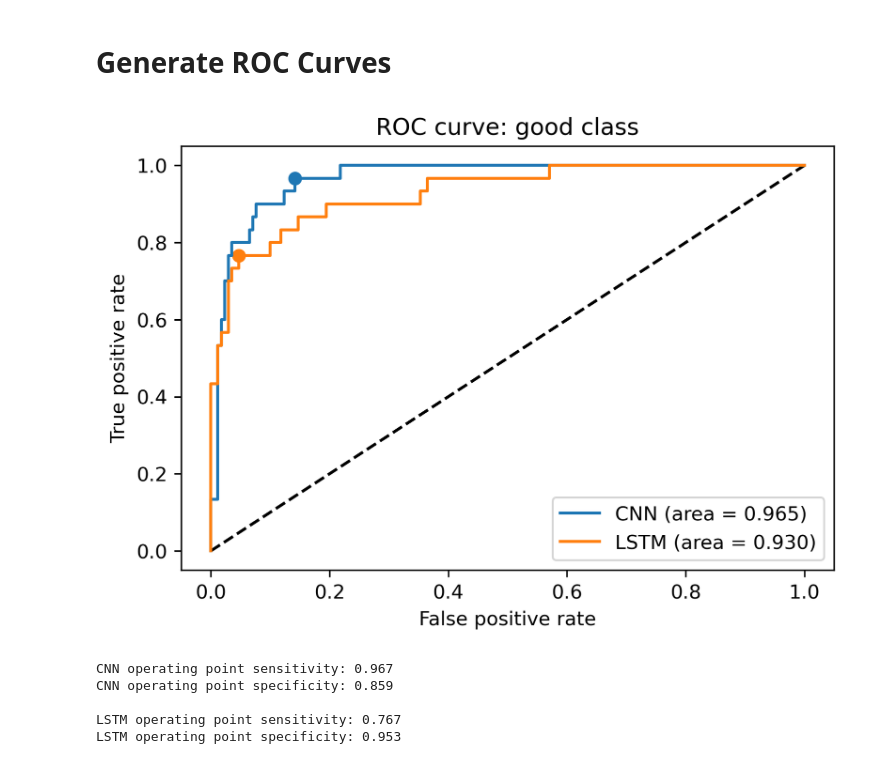
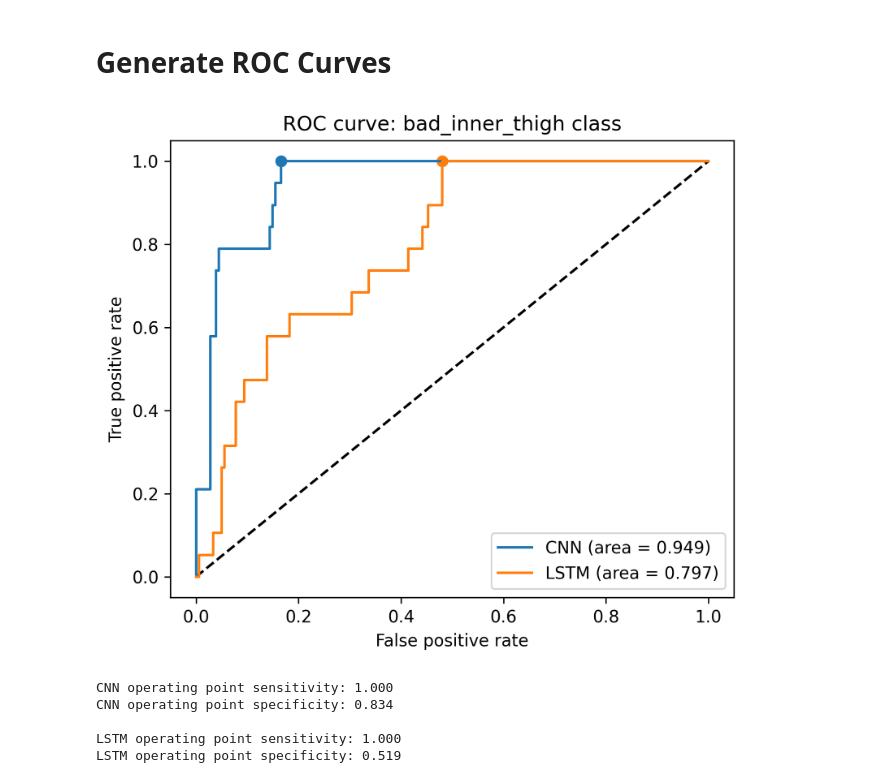
Before and after one commit to marissalee20/squat-analysis, a Jupyter notebook: model-comparison.ipynb, the cells around one changed output. Cells and saved outputs as stored; diff of their text form; code cells hidden in the pictures.

Commit message:
run final lstm models

```diff
--- a/model-comparison.ipynb
+++ b/model-comparison.ipynb
@@ -15,11 +16,11 @@ import matplotlib.pyplot as plt
 # Read in Data and Models
 # %%
 # read in saved data
-train_dset = tf.data.experimental.load('../data/dsets/train_dset-128',(tf.TensorSpec(shape=(None, 300, 171), dtype=tf.float64, name=None),
+train_dset = tf.data.experimental.load('../data/dsets/train_dset',(tf.TensorSpec(shape=(None, 300, 171), dtype=tf.float64, name=None),
  tf.TensorSpec(shape=(None, 7), dtype=tf.float32, name=None)))
-val_dset = tf.data.experimental.load('../data/dsets/val_dset-128',(tf.TensorSpec(shape=(None, 300, 171), dtype=tf.float64, name=None),
+val_dset = tf.data.experimental.load('../data/dsets/val_dset',(tf.TensorSpec(shape=(None, 300, 171), dtype=tf.float64, name=None),
  tf.TensorSpec(shape=(None, 7), dtype=tf.float32, name=None)))
-test_dset = tf.data.experimental.load('../data/dsets/test_dset-128',(tf.TensorSpec(shape=(None, 300, 171), dtype=tf.float64, name=None),
+test_dset = tf.data.experimental.load('../data/dsets/test_dset',(tf.TensorSpec(shape=(None, 300, 171), dtype=tf.float64, name=None),
  tf.TensorSpec(shape=(None, 7), dtype=tf.float32, name=None)))
 # %%
 y_test = np.concatenate([y for x, y in test_dset], axis=0) # one-hot representation
@@ -27,7 +28,7 @@ y_test = np.concatenate([y for x, y in test_dset], axis=0) # one-hot representat
 # TODO run with final models
 # read in saved models
 model_cnn = tf.keras.models.load_model("trained-models/model_cnn")
-model_lstm = tf.keras.models.load_model("../models/model-0005-128-300-128-0.8-l2reg")
+model_lstm = tf.keras.models.load_model("trained-models/model_lstm")
 # %% [markdown]
 # Run Predictions on Test Set
 # %%
@@ -37,7 +38,7 @@ y_pred_lstm = model_lstm.predict(test_dset)
 # Binarize Problem
 # %%
 # class of interest
-focusClass = 'good'
+focusClass = 'bad_inner_thigh'
 # %%
 name_to_label = {
     'bad_inner_thigh': 0,
@@ -81,27 +82,27 @@ auc_lstm = auc(fpr_lstm, tpr_lstm)
 fpr_lstm_opt, tpr_lstm_opt = choose_operating_point(fpr_lstm,tpr_lstm,thresh_lstm)
 # %%
 # plot ROC curves with selected operating points
-plt.figure(dpi=300)
+plt.figure(dpi=300,figsize=(6,5))
 plt.plot([0, 1], [0, 1], 'k--') # random guess
 plt.plot(fpr_cnn, tpr_cnn, label='CNN (area = {:.3f})'.format(auc_cnn))
 plt.scatter(fpr_cnn_opt,tpr_cnn_opt)
 plt.plot(fpr_lstm, tpr_lstm, label='LSTM (area = {:.3f})'.format(auc_lstm))
 plt.scatter(fpr_lstm_opt,tpr_lstm_opt)
 plt.xlabel('False positive rate')
 plt.ylabel('True positive rate')
 plt.title('ROC curve: %s class' %focusClass)
 plt.legend(loc='best')
 plt.show()
 
 # report operating point info
 print('CNN operating point sensitivity: %.3f' %tpr_cnn_opt)
 print('CNN operating point specificity: %.3f\n' %(1-fpr_cnn_opt))
 print('LSTM operating point sensitivity: %.3f' %tpr_lstm_opt)
 print('LSTM operating point specificity: %.3f' %(1-fpr_lstm_opt))
 # %% [output]
-[figure, old version]
+[figure, new version]
-CNN operating point sensitivity: 0.967
-CNN operating point specificity: 0.859
+CNN operating point sensitivity: 1.000
+CNN operating point specificity: 0.834
 
-LSTM operating point sensitivity: 0.767
-LSTM operating point specificity: 0.953
+LSTM operating point sensitivity: 1.000
+LSTM operating point specificity: 0.519
```
Also changed, not shown: parts of 1 cell of this notebook, 2 other files.
